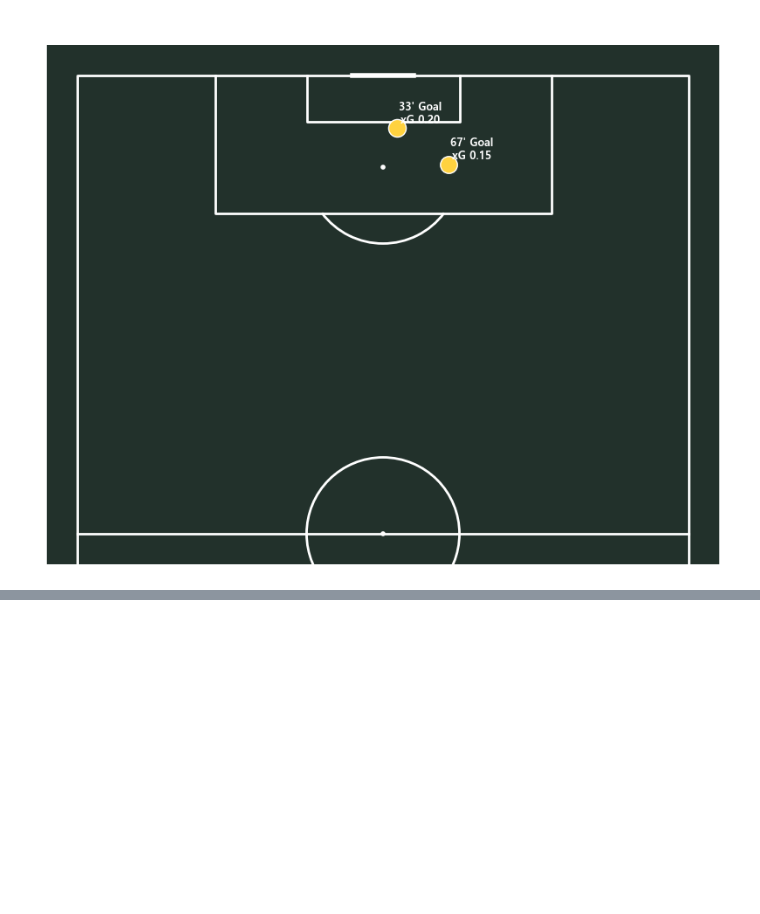
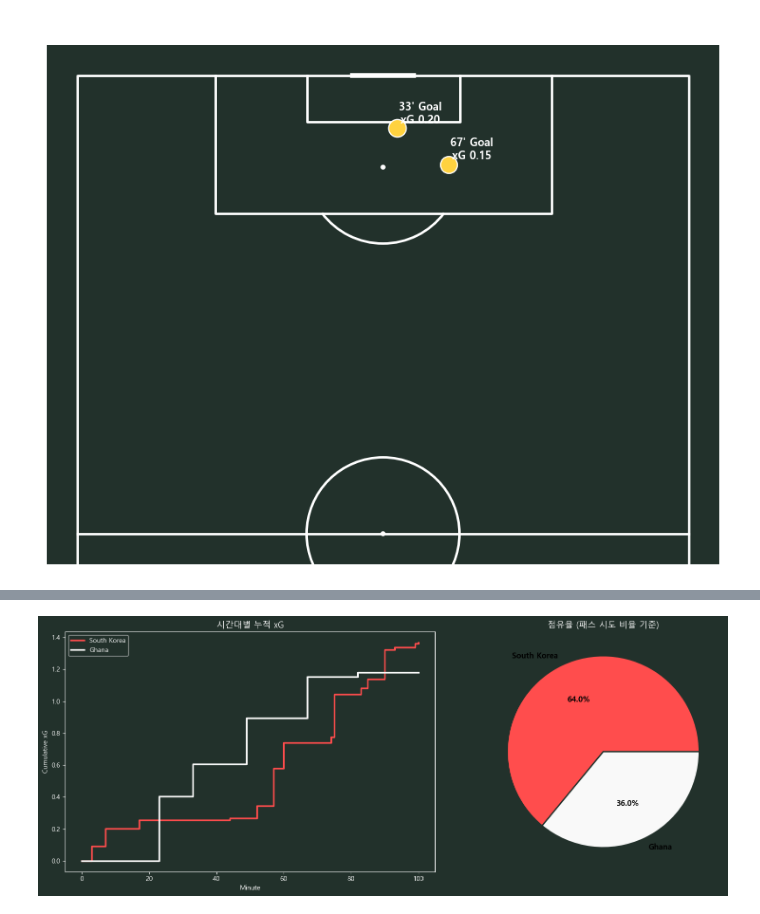
Before and after one commit to 0jyyyyy/Soccer_Lens, a Jupyter notebook: Tactics_lab/World_cup/2022/korea_ghana.ipynb, the cells around one changed output, grey strips where cells are left out. Cells and saved outputs as stored; diff of their text form; code cells hidden in the pictures; blank space fills up the shorter version.

```diff
--- a/Tactics_lab/World_cup/2022/korea_ghana.ipynb
+++ b/Tactics_lab/World_cup/2022/korea_ghana.ipynb
@@ -578,0 +703,30 @@ print(f"쿠두스: 슈팅 {len(kudus_shots)}개 / 골 {(kudus_shots['outcome_nam
+# %%
+fig, axes = plt.subplots(1, 2, figsize=(16, 6), facecolor='#22312b')
+ax1, ax2 = axes
+
+# --- 왼쪽: xG 그래프 (기존 코드 그대로, ax만 ax1으로) ---
+ax1.set_facecolor('#22312b')
+for team, color in [('South Korea', '#ff4d4d'), ('Ghana', '#f9f9f9')]:
+    team_data = all_shots_ext[all_shots_ext['team_name'] == team]
+    x = list(team_data['minute']) + [100]
+    y = list(team_data['cum_xg']) + [team_data['cum_xg'].iloc[-1]]
+    ax1.step(x, y, where='post', color=color, linewidth=2.5, label=team)
+ax1.set_xlabel('Minute', color='white')
+ax1.set_ylabel('Cumulative xG', color='white')
+ax1.set_title('시간대별 누적 xG', color='white', fontsize=13)
+ax1.tick_params(colors='white')
+ax1.legend(facecolor='#22312b', labelcolor='white')
+ax1.spines[:].set_color('white')
+
+# --- 오른쪽: 점유율 파이차트 (기존 코드 그대로, ax만 ax2로) ---
+ax2.pie(
+    [kor_pct, gn_pct], labels=['South Korea', 'Ghana'],
+    colors=['#ff4d4d', '#f9f9f9'], autopct='%1.1f%%',
+    textprops={'color': 'black', 'fontsize': 12, 'weight': 'bold'},
+    wedgeprops={'edgecolor': '#22312b', 'linewidth': 2}
+)
+ax2.set_title('점유율 (패스 시도 비율 기준)', color='white', fontsize=13)
+
+plt.tight_layout()
+# %% [output]
+[figure, added]
```
Also changed, not shown: parts of 4 cells of this notebook.
